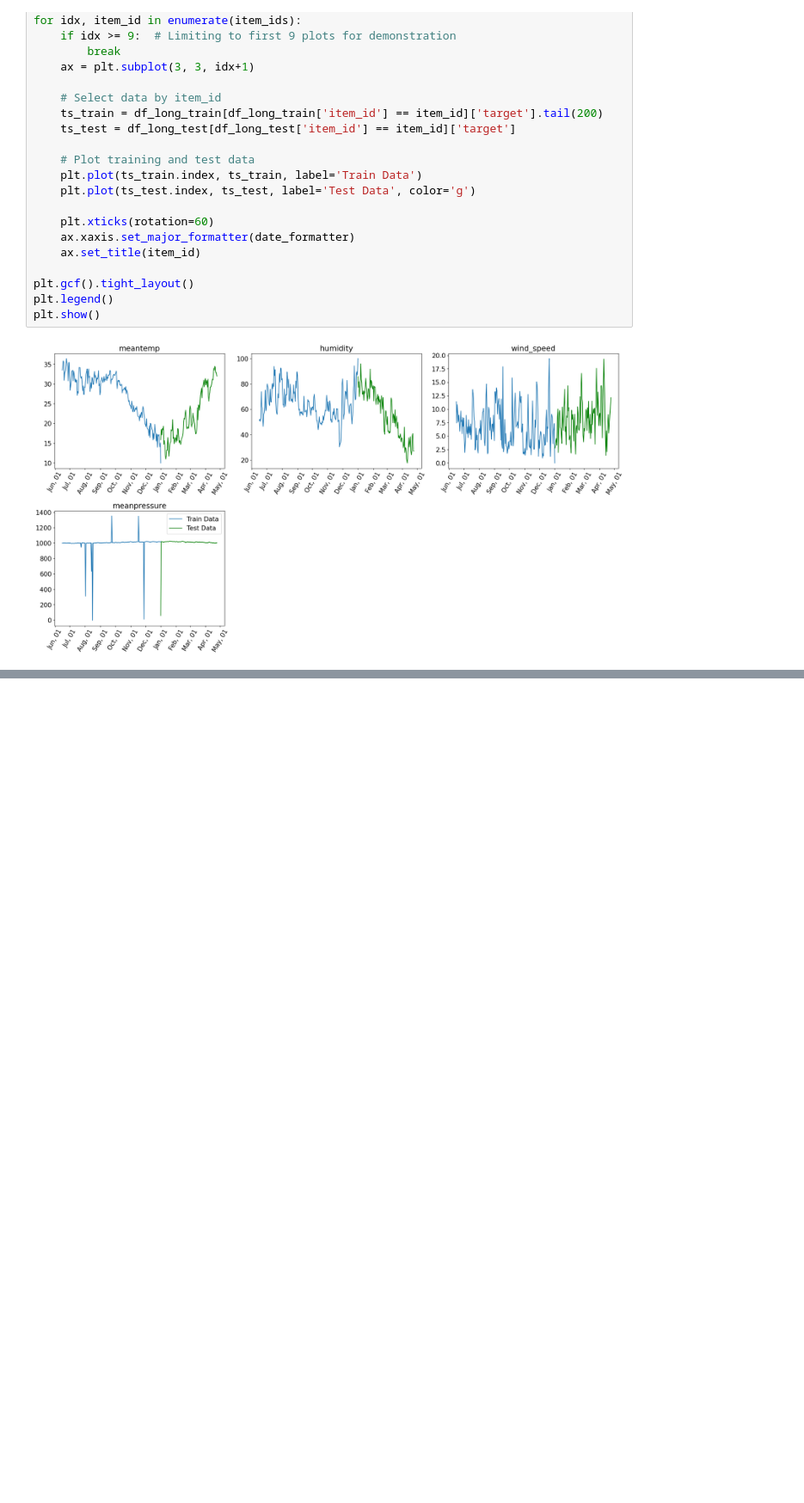
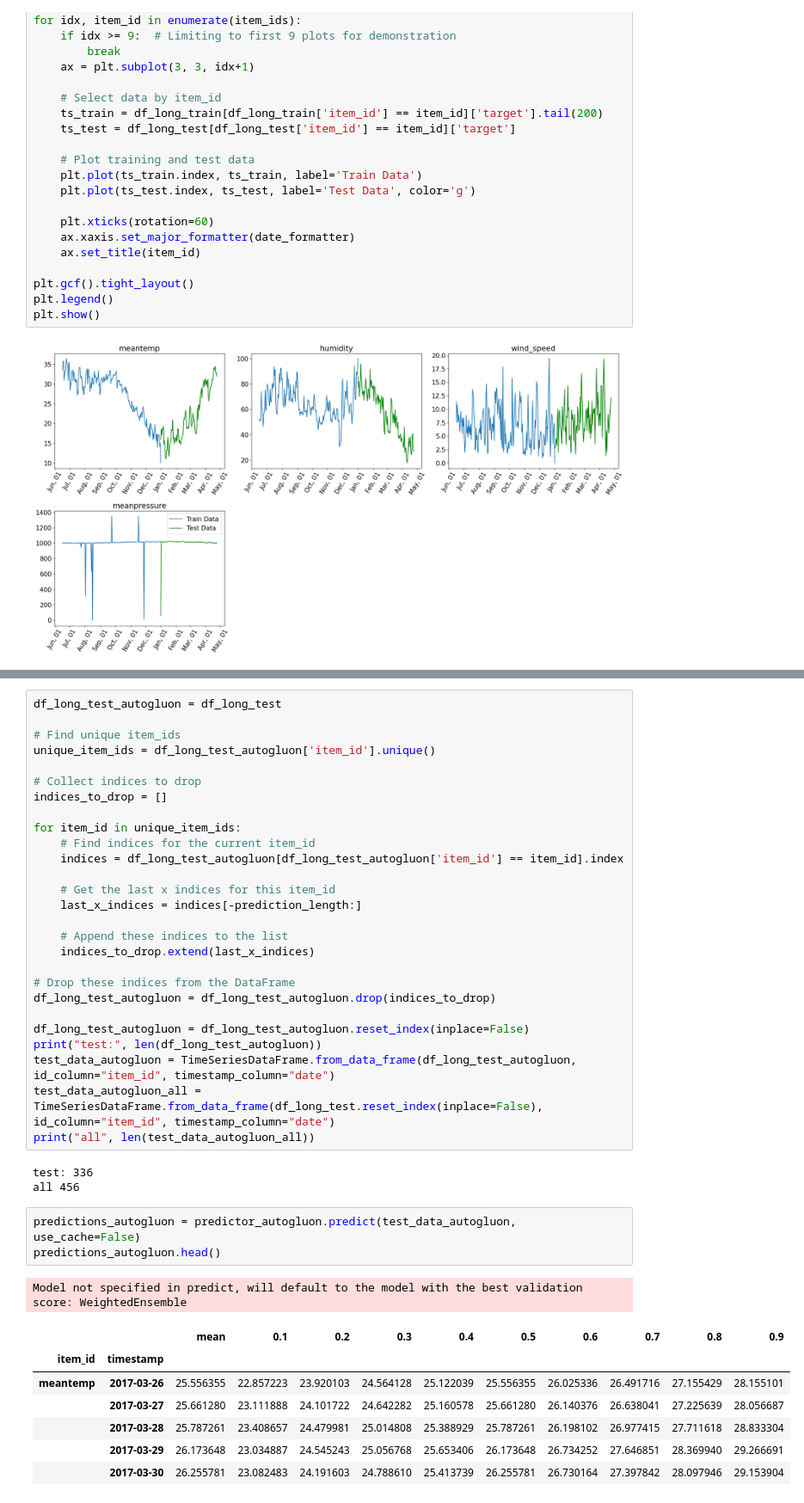
Before and after one commit to andersenthomas98/timeseries-forecasting, a Jupyter notebook: Lag_Llama_vs_Autogluon.ipynb, the cells around one changed output, grey strips where cells are left out. Shown at 86% size. Cells and saved outputs as stored; diff of their text form; blank space fills up the shorter version.

```diff
--- a/Lag_Llama_vs_Autogluon.ipynb
+++ b/Lag_Llama_vs_Autogluon.ipynb
@@ -322,0 +495,42 @@ plt.show()
+# %%
+df_long_test_autogluon = df_long_test
+
+# Find unique item_ids
+unique_item_ids = df_long_test_autogluon['item_id'].unique()
+
+# Collect indices to drop
+indices_to_drop = []
+
+for item_id in unique_item_ids:
+    # Find indices for the current item_id
+    indices = df_long_test_autogluon[df_long_test_autogluon['item_id'] == item_id].index
+
+    # Get the last x indices for this item_id
+    last_x_indices = indices[-prediction_length:]
+
+    # Append these indices to the list
+    indices_to_drop.extend(last_x_indices)
+
+# Drop these indices from the DataFrame
+df_long_test_autogluon = df_long_test_autogluon.drop(indices_to_drop)
+
+df_long_test_autogluon = df_long_test_autogluon.reset_index(inplace=False)
+print("test:", len(df_long_test_autogluon))
+test_data_autogluon = TimeSeriesDataFrame.from_data_frame(df_long_test_autogluon, id_column="item_id", timestamp_column="date")
+test_data_autogluon_all = TimeSeriesDataFrame.from_data_frame(df_long_test.reset_index(inplace=False), id_column="item_id", timestamp_column="date")
+print("all", len(test_data_autogluon_all))
+# %% [output]
+test: 336
+all 456
+# %%
+predictions_autogluon = predictor_autogluon.predict(test_data_autogluon, use_cache=False)
+predictions_autogluon.head()
+# %% [output]
+Model not specified in predict, will default to the model with the best validation score: WeightedEnsemble
+|  |  | mean | 0.1 | 0.2 | 0.3 | 0.4 | 0.5 | 0.6 | 0.7 | 0.8 | 0.9 |
+| item_id | timestamp |  |  |  |  |  |  |  |  |  |  |
+| meantemp | 2017-03-26 | 25.556355 | 22.857223 | 23.920103 | 24.564128 | 25.122039 | 25.556355 | 26.025336 | 26.491716 | 27.155429 | 28.155101 |
+|  | 2017-03-27 | 25.661280 | 23.111888 | 24.101722 | 24.642282 | 25.160578 | 25.661280 | 26.140376 | 26.638041 | 27.225639 | 28.056687 |
+|  | 2017-03-28 | 25.787261 | 23.408657 | 24.479981 | 25.014808 | 25.388929 | 25.787261 | 26.198102 | 26.977415 | 27.711618 | 28.833304 |
+|  | 2017-03-29 | 26.173648 | 23.034887 | 24.545243 | 25.056768 | 25.653406 | 26.173648 | 26.734252 | 27.646851 | 28.369940 | 29.266691 |
+|  | 2017-03-30 | 26.255781 | 23.082483 | 24.191603 | 24.788610 | 25.413739 | 26.255781 | 26.730164 | 27.397842 | 28.097946 | 29.153904 |
```
Also changed, not shown: parts of 24 cells of this notebook.
